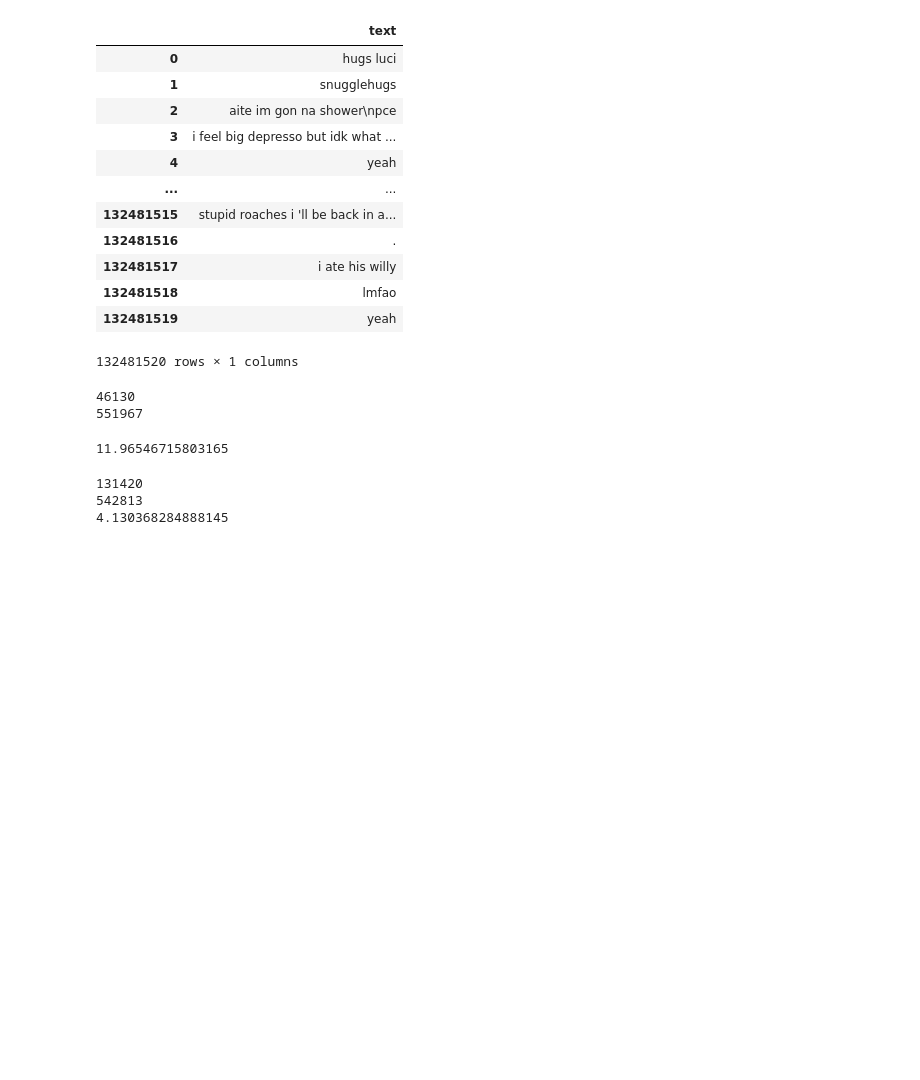
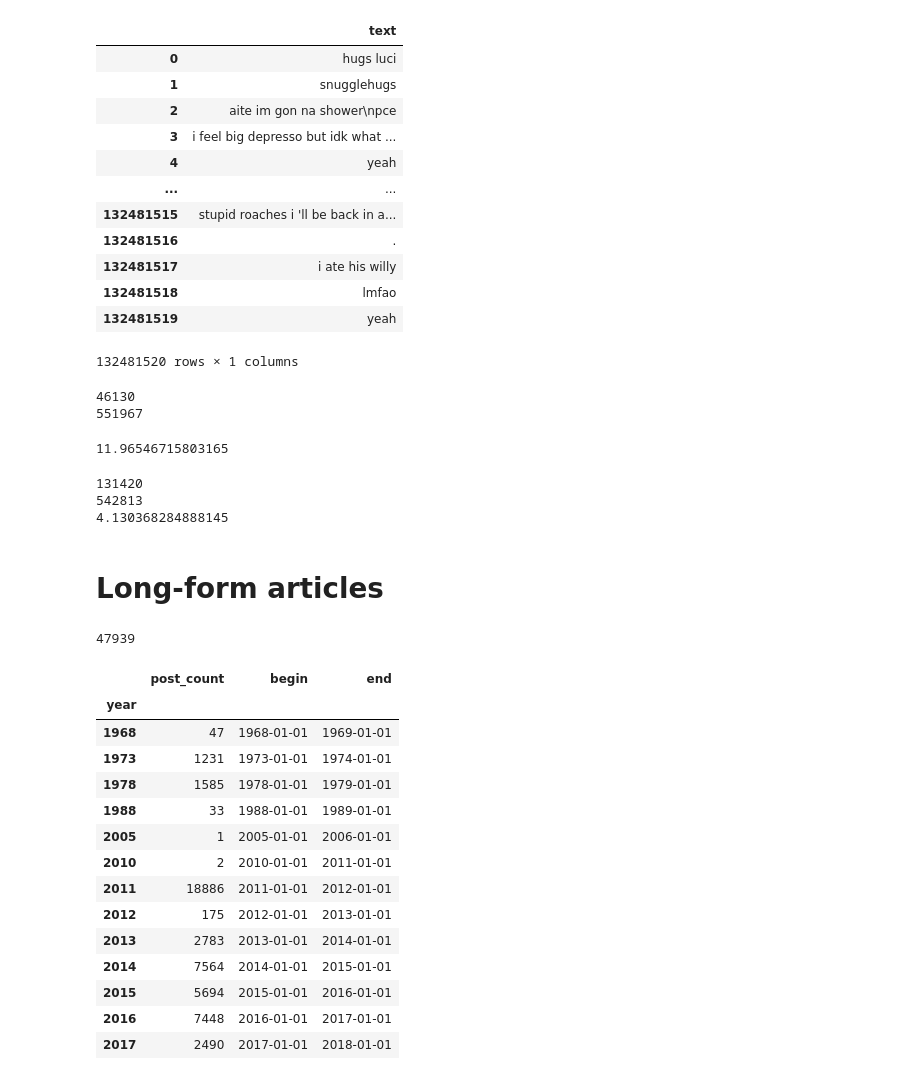
Before and after one commit to michaelmilleryoder/white_supremacist_lang, a Jupyter notebook: jupyter/neutral_data.ipynb, the cells around one changed output. Cells and saved outputs as stored; diff of their text form; code cells hidden in the pictures; blank space fills up the shorter version.

```diff
--- a/jupyter/neutral_data.ipynb
+++ b/jupyter/neutral_data.ipynb
@@ -303,3 +360,39 @@ print(sample.word_count.mean())
 131420
 542813
 4.130368284888145
+# %% [markdown]
+# Long-form articles
+# %%
+# Compare with white supremacist dataset
+# Load white supremacist dataset to count posts over time
+
+path = '../tmp/white_supremacist_corpus.pkl'
+ws_data = pd.read_pickle(path)
+# %%
+# Select forum data, Group by year
+articles_yearly = ws_data.query('domain=="long-form"').groupby(by=ws_data.timestamp.dt.year)['text'].count()
+articles_lookup = pd.DataFrame(articles_yearly)
+articles_lookup['begin'] = pd.to_datetime(articles_yearly.index.astype(int).astype(str), format='%Y')
+articles_lookup['end'] = [x.replace(year=x.year + 1) for x in articles_lookup['begin']]
+articles_lookup.index.name = 'year'
+articles_lookup.index = articles_lookup.index.astype(int)
+articles_lookup.rename(columns={'text': 'post_count'}, inplace=True)
+print(articles_lookup.post_count.sum())
+articles_lookup
+# %% [output]
+47939
+|  | post_count | begin | end |
+| year |  |  |  |
+| 1968 | 47 | 1968-01-01 | 1969-01-01 |
+| 1973 | 1231 | 1973-01-01 | 1974-01-01 |
+| 1978 | 1585 | 1978-01-01 | 1979-01-01 |
+| 1988 | 33 | 1988-01-01 | 1989-01-01 |
+| 2005 | 1 | 2005-01-01 | 2006-01-01 |
+| 2010 | 2 | 2010-01-01 | 2011-01-01 |
+| 2011 | 18886 | 2011-01-01 | 2012-01-01 |
+| 2012 | 175 | 2012-01-01 | 2013-01-01 |
+| 2013 | 2783 | 2013-01-01 | 2014-01-01 |
+| 2014 | 7564 | 2014-01-01 | 2015-01-01 |
+| 2015 | 5694 | 2015-01-01 | 2016-01-01 |
+| 2016 | 7448 | 2016-01-01 | 2017-01-01 |
+| 2017 | 2490 | 2017-01-01 | 2018-01-01 |
```
Also changed, not shown: parts of 24 cells of this notebook, 5 other files.
